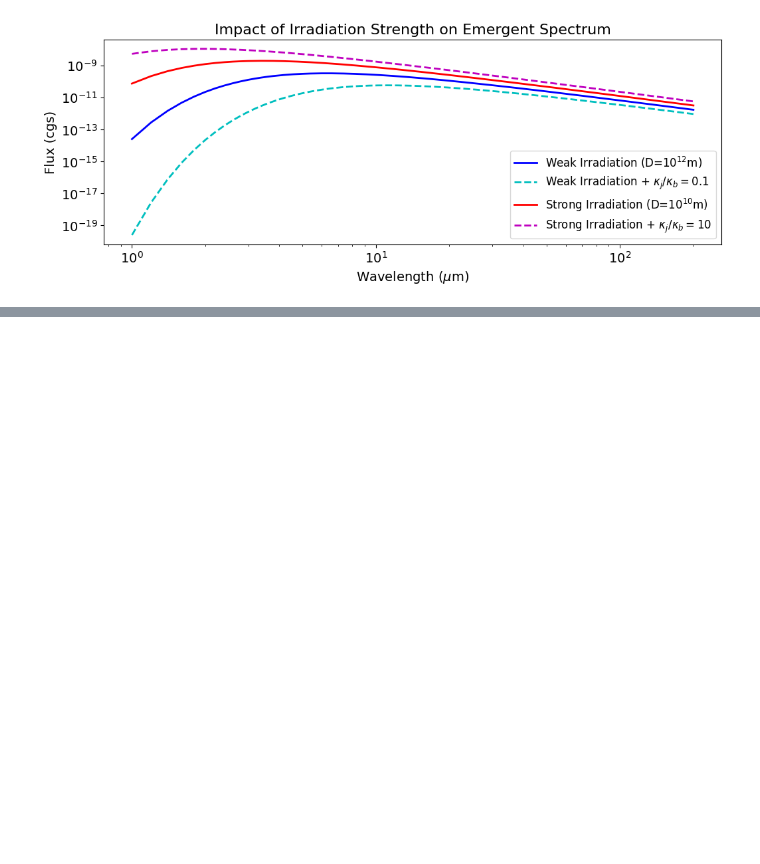
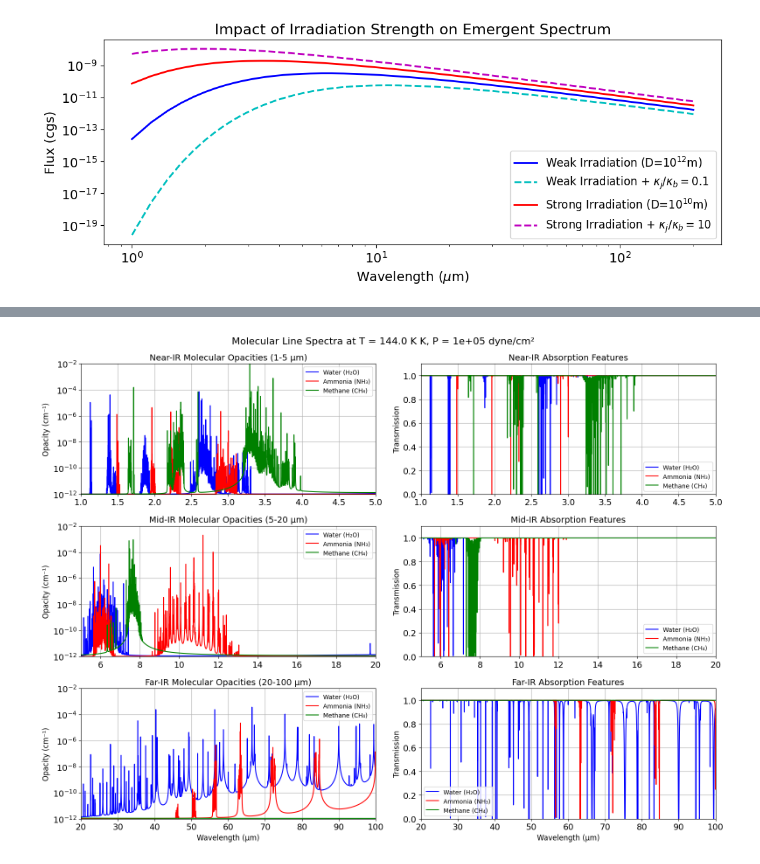
Before and after one commit to vernica-mehta/project-10, a Jupyter notebook: grey_model/make_figs.ipynb, the cells around one changed output, grey strips where cells are left out. Saved outputs shown, nothing was run; the diff lists cells and outputs as text; code cells hidden in the pictures; blank space fills up the shorter version.

```diff
--- a/grey_model/make_figs.ipynb
+++ b/grey_model/make_figs.ipynb
@@ -200,0 +311,84 @@ plt.show()
+# %%
+# Improved molecular spectra plot with better wavelength ranges and more lines
+print("Creating improved molecular spectra visualization...")
+
+# Create multiple wavelength ranges to show different molecular features
+ranges = [
+    {"name": "Near-IR", "wmin": 1, "wmax": 5, "max_lines": 1000},
+    {"name": "Mid-IR", "wmin": 5, "wmax": 20, "max_lines": 1000},
+    {"name": "Far-IR", "wmin": 20, "wmax": 100, "max_lines": 1000}
+]
+
+fig, axes = plt.subplots(3, 2, figsize=(16, 12))
+axes = axes.flatten()
+
+for range_idx, wrange in enumerate(ranges):
+    print(f"\nProcessing {wrange['name']} range ({wrange['wmin']}-{wrange['wmax']} μm)...")
+
+    # Create frequency grid for this wavelength range
+    lambda_min = wrange['wmin'] * u.um
+    lambda_max = wrange['wmax'] * u.um
+    nu_max_range = (c.c / lambda_min).to(u.Hz)
+    nu_min_range = (c.c / lambda_max).to(u.Hz)
+
+    nu_grid_range = np.logspace(
+        np.log10(nu_min_range.value),
+        np.log10(nu_max_range.value),
+        5000
+    ) * u.Hz
+
+    wavelength_range = (c.c / nu_grid_range).to(u.um)
+
+    # Plot individual molecule opacities
+    ax_opacity = axes[range_idx * 2]
+    ax_trans = axes[range_idx * 2 + 1]
+
+    for i, (mol_key, mol_name, color) in enumerate(zip(molecule_keys, molecule_names, colors)):
+        single_mol_abundance = {mol_key: molecule_abundances[mol_key]}
+
+        opacity = mol_lines.compute_molecular_opacity(
+            nu_grid_range.value, T, P, single_mol_abundance,
+            max_lines=wrange['max_lines']
+        )
+
+        # Calculate transmission
+        path_length = 100 * u.km
+        optical_depth = opacity * u.cm**-1 * path_length.to(u.cm)
+        transmission = np.exp(-optical_depth.value)
+
+        # Plot opacity
+        if np.max(opacity) > 0:
+            ax_opacity.semilogy(wavelength_range, opacity + 1e-12,
+                              color=color, linewidth=1.5, label=mol_name)
+
+        # Plot transmission
+        ax_trans.plot(wavelength_range, transmission,
+                     color=color, linewidth=1.5, label=mol_name)
+
+    # Format opacity plot
+    ax_opacity.set_ylabel('Opacity (cm⁻¹)', fontsize=12)
+    ax_opacity.set_title(f'{wrange["name"]} Molecular Opacities ({wrange["wmin"]}-{wrange["wmax"]} μm)',
+                        fontsize=14)
+    ax_opacity.legend(fontsize=10)
+    ax_opacity.grid(True)
+    ax_opacity.set_xlim(wrange['wmin'], wrange['wmax'])
+    ax_opacity.set_ylim(1e-12, 1e-2)
+
+    # Format transmission plot
+    ax_trans.set_ylabel('Transmission', fontsize=12)
+    ax_trans.set_title(f'{wrange["name"]} Absorption Features', fontsize=14)
+    ax_trans.legend(fontsize=10)
+    ax_trans.grid(True)
+    ax_trans.set_xlim(wrange['wmin'], wrange['wmax'])
+    ax_trans.set_ylim(0, 1.1)
+
+    if range_idx == 2:  # Bottom row
+        ax_opacity.set_xlabel('Wavelength (μm)', fontsize=12)
+        ax_trans.set_xlabel('Wavelength (μm)', fontsize=12)
+
+plt.suptitle(f'Molecular Line Spectra at T = {T} K, P = {P:.0e} dyne/cm²', fontsize=16)
+plt.tight_layout()
+plt.show()
+
+print(f"\nCompleted molecular spectra visualization across {len(ranges)} wavelength ranges")
+# %% [output]
@@ -200,0 +412 @@ plt.show()
+[figure, added]
```
Also changed, not shown: parts of 3 cells of this notebook, 9 other files.
